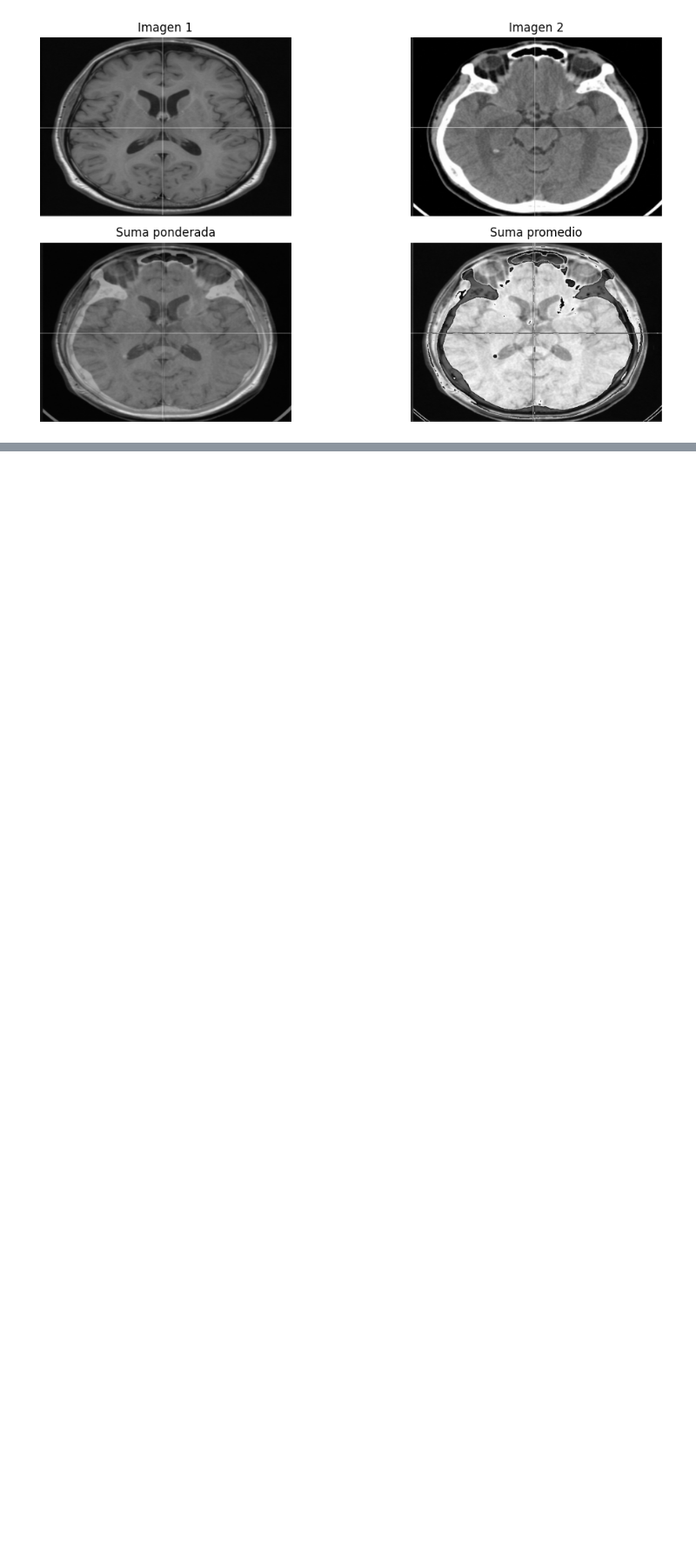
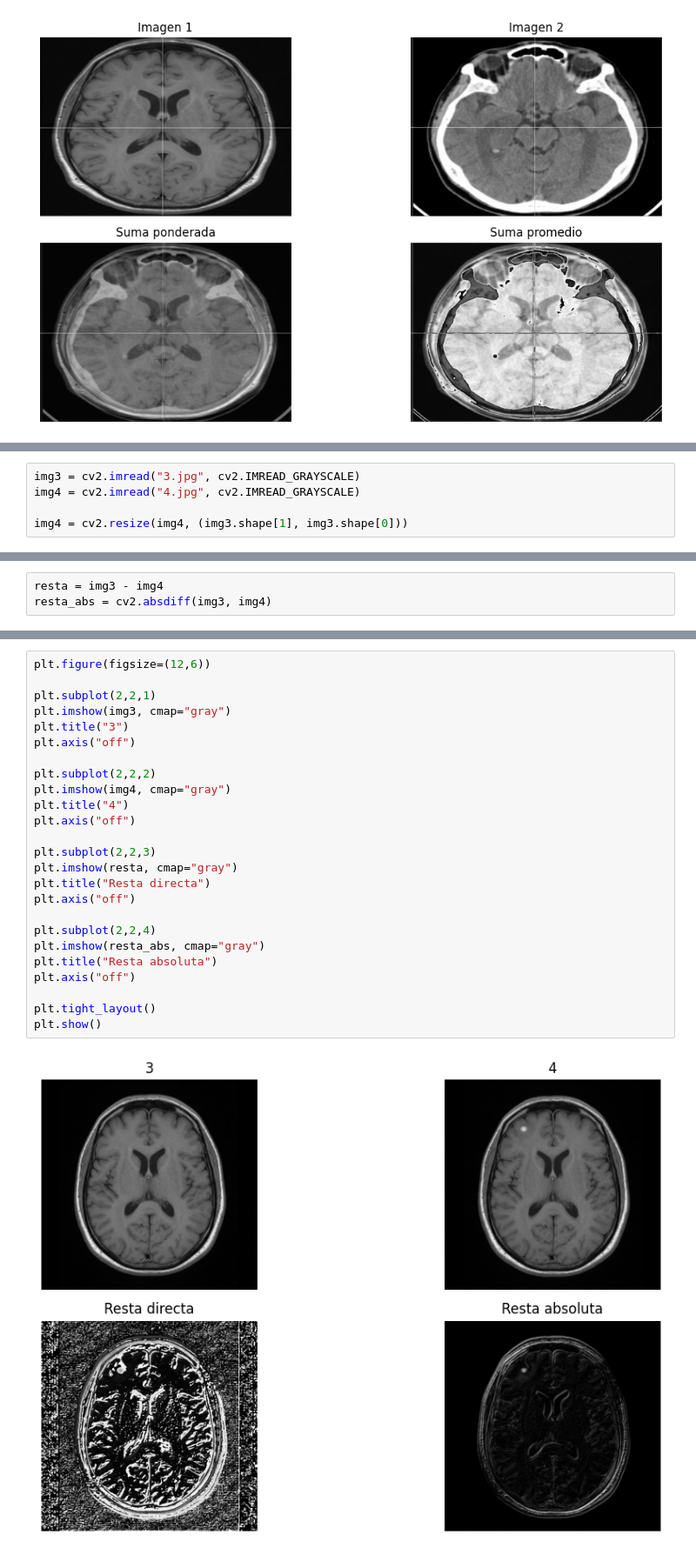
Before and after one commit to JanethGrimaldo/AI, a Jupyter notebook: Practica_6.ipynb, the cells around one changed output, grey strips where cells are left out. Shown at 87% size. Drawn from its saved outputs; the diff is of its cells as text; blank space fills up the shorter version.

```diff
--- a/Practica_6.ipynb
+++ b/Practica_6.ipynb
@@ -63,0 +71,5 @@ La suma ponderada permitió combinar ambas imágenes controlando la contribució
+# %%
+img3 = cv2.imread("3.jpg", cv2.IMREAD_GRAYSCALE)
+img4 = cv2.imread("4.jpg", cv2.IMREAD_GRAYSCALE)
+
+img4 = cv2.resize(img4, (img3.shape[1], img3.shape[0]))
@@ -63,0 +78,3 @@ La suma ponderada permitió combinar ambas imágenes controlando la contribució
+# %%
+resta = img3 - img4
+resta_abs = cv2.absdiff(img3, img4)
@@ -63,0 +83,27 @@ La suma ponderada permitió combinar ambas imágenes controlando la contribució
+# %%
+plt.figure(figsize=(12,6))
+
+plt.subplot(2,2,1)
+plt.imshow(img3, cmap="gray")
+plt.title("3")
+plt.axis("off")
+
+plt.subplot(2,2,2)
+plt.imshow(img4, cmap="gray")
+plt.title("4")
+plt.axis("off")
+
+plt.subplot(2,2,3)
+plt.imshow(resta, cmap="gray")
+plt.title("Resta directa")
+plt.axis("off")
+
+plt.subplot(2,2,4)
+plt.imshow(resta_abs, cmap="gray")
+plt.title("Resta absoluta")
+plt.axis("off")
+
+plt.tight_layout()
+plt.show()
+# %% [output]
+[figure, added]
```
Also changed, not shown: parts of 5 cells of this notebook.
